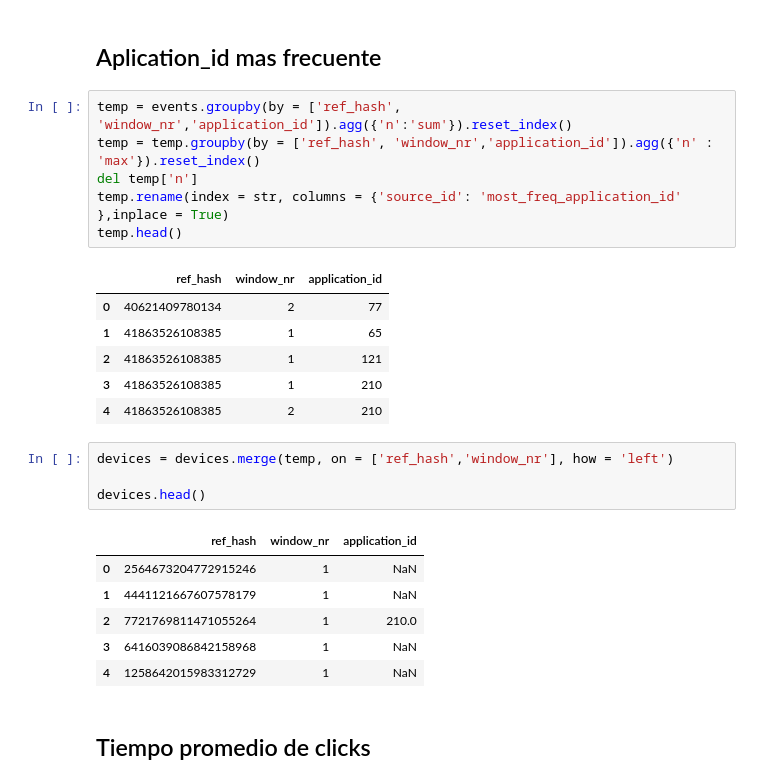
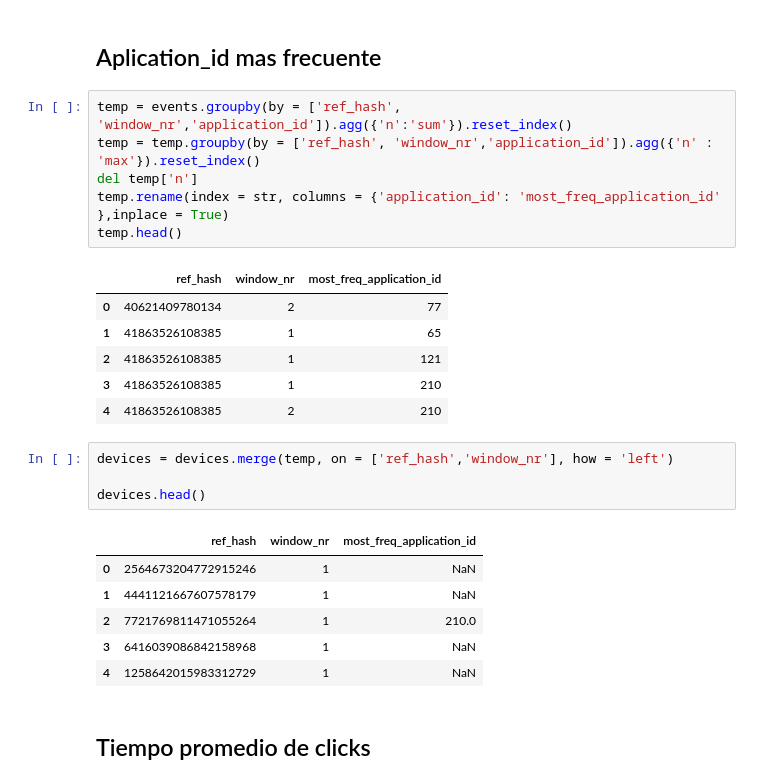
Before and after one commit to gatti2602/7506-datos, a Jupyter notebook: tp2/Manu/Features_2.ipynb, the cells around one changed output. Saved outputs shown, nothing was run; the diff lists cells and outputs as text.

```diff
--- a/tp2/Manu/Features_2.ipynb
+++ b/tp2/Manu/Features_2.ipynb
@@ -523,11 +523,11 @@ devices.head()
 # %%
 temp = events.groupby(by = ['ref_hash', 'window_nr','application_id']).agg({'n':'sum'}).reset_index()
 temp = temp.groupby(by = ['ref_hash', 'window_nr','application_id']).agg({'n' : 'max'}).reset_index()
 del temp['n']
-temp.rename(index = str, columns = {'source_id': 'most_freq_application_id' },inplace = True)
+temp.rename(index = str, columns = {'application_id': 'most_freq_application_id' },inplace = True)
 temp.head()
 # %% [output]
-|  | ref_hash | window_nr | application_id |
+|  | ref_hash | window_nr | most_freq_application_id |
 | 0 | 40621409780134 | 2 | 77 |
 | 1 | 41863526108385 | 1 | 65 |
 | 2 | 41863526108385 | 1 | 121 |
@@ -538,7 +538,7 @@ devices = devices.merge(temp, on = ['ref_hash','window_nr'], how = 'left')
 
 devices.head()
 # %% [output]
-|  | ref_hash | window_nr | application_id |
+|  | ref_hash | window_nr | most_freq_application_id |
 | 0 | 2564673204772915246 | 1 | NaN |
 | 1 | 4441121667607578179 | 1 | NaN |
 | 2 | 7721769811471055264 | 1 | 210.0 |
```
